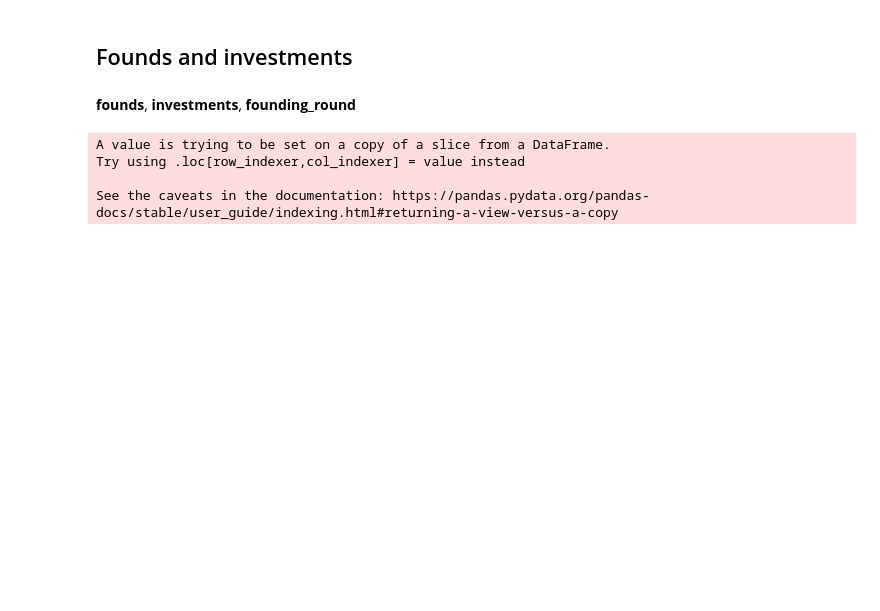
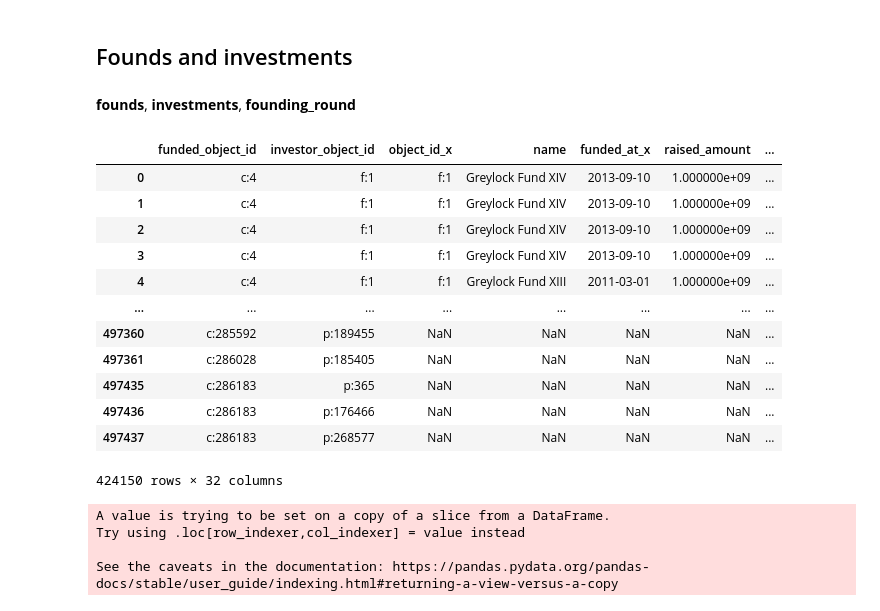
Before and after one commit to HeleneHjort/Socialdata, a Jupyter notebook: Project.ipynb, the cells around one changed output. Saved outputs shown, nothing was run; the diff lists cells and outputs as text; code cells hidden in the pictures; blank space fills up the shorter version.

```diff
--- a/Project.ipynb
+++ b/Project.ipynb
@@ -230,6 +246,22 @@ founders_CA = founders[founders["state_code"].isin(["CA"])]
 funding_data = pd.merge(investments[['funded_object_id', 'investor_object_id']], founds[['object_id', 'name', 'funded_at', 'raised_amount', 'raised_currency_code', 'source_description']], left_on='investor_object_id', right_on='object_id', how='left')
 funding_data = pd.merge(funding_data[['funded_object_id', 'investor_object_id','object_id', 'name', 'funded_at', 'raised_amount', 'raised_currency_code', 'source_description']] ,funding_rounds[['object_id', 'funded_at', 'funding_round_type', 'raised_amount_usd', 'pre_money_valuation_usd', 'post_money_valuation_usd', 'participants', 'is_first_round', 'is_last_round']], left_on='funded_object_id', right_on='object_id', how='left')
 funding_data = pd.merge(funding_data, offices, left_on='funded_object_id', right_on='object_id', how='left')
+# %%
+funding_data = funding_data[funding_data['funded_object_id'].isin(usa_offices['object_id'])]
+# %% [output]
+|  | funded_object_id | investor_object_id | object_id_x | name | funded_at_x | raised_amount | ... |
+| 0 | c:4 | f:1 | f:1 | Greylock Fund XIV | 2013-09-10 | 1.000000e+09 | ... |
+| 1 | c:4 | f:1 | f:1 | Greylock Fund XIV | 2013-09-10 | 1.000000e+09 | ... |
+| 2 | c:4 | f:1 | f:1 | Greylock Fund XIV | 2013-09-10 | 1.000000e+09 | ... |
+| 3 | c:4 | f:1 | f:1 | Greylock Fund XIV | 2013-09-10 | 1.000000e+09 | ... |
+| 4 | c:4 | f:1 | f:1 | Greylock Fund XIII | 2011-03-01 | 1.000000e+09 | ... |
+| ... | ... | ... | ... | ... | ... | ... | ... |
+| 497360 | c:285592 | p:189455 | NaN | NaN | NaN | NaN | ... |
+| 497361 | c:286028 | p:185405 | NaN | NaN | NaN | NaN | ... |
+| 497435 | c:286183 | p:365 | NaN | NaN | NaN | NaN | ... |
+| 497436 | c:286183 | p:176466 | NaN | NaN | NaN | NaN | ... |
+| 497437 | c:286183 | p:268577 | NaN | NaN | NaN | NaN | ... |
+424150 rows × 32 columns
 # %%
 # Divide funding data into areas
 funding_data_NY = funding_data[funding_data['state_code'] == "NY"]
```
Also changed, not shown: parts of 4 cells of this notebook, 4 other files.
